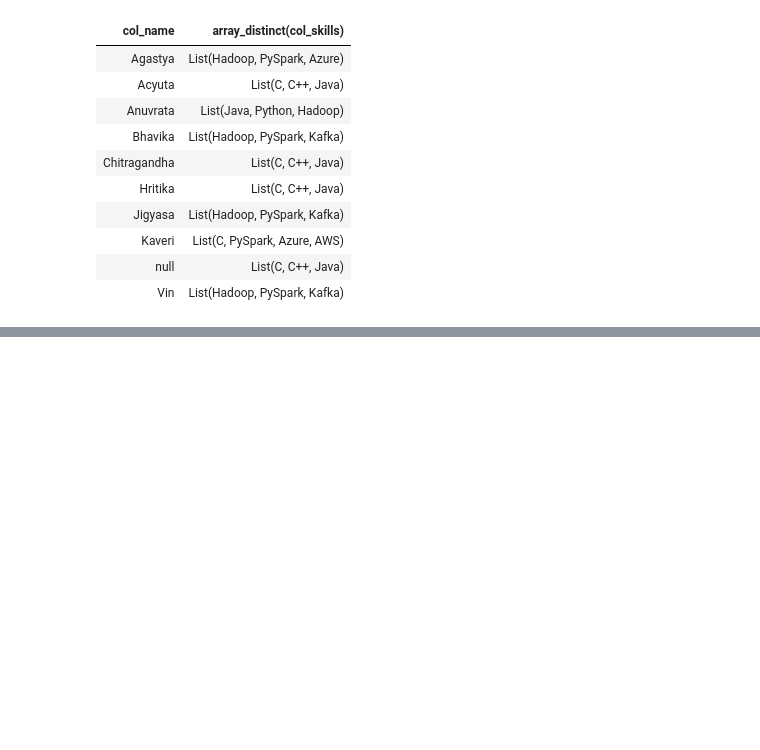
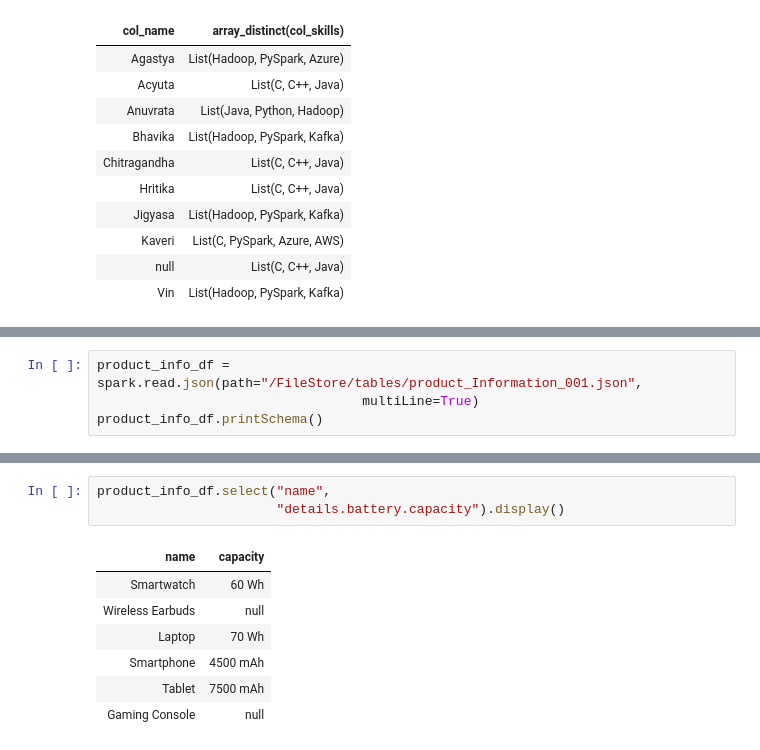
Before and after one commit to naveenpn-trainer/data-engineering-on-aws-infyni-02072024, a Jupyter notebook: Data Engineering with AWS Databricks and PySpark/03. Exploring Databricks Workspace/04. Complex Data Types.ipynb, the cells around one changed output, grey strips where cells are left out. Drawn from its saved outputs; the diff is of its cells as text; blank space fills up the shorter version.

```diff
--- a/Data Engineering with AWS Databricks and PySpark/03. Exploring Databricks Workspace/04. Complex Data Types.ipynb
+++ b/Data Engineering with AWS Databricks and PySpark/03. Exploring Databricks Workspace/04. Complex Data Types.ipynb
@@ -118,0 +123,4 @@ df_01.select("col_name",array_distinct(col("col_skills"))).display()
+# %%
+product_info_df = spark.read.json(path="/FileStore/tables/product_Information_001.json",
+                                  multiLine=True)
+product_info_df.printSchema()
@@ -118,0 +145,11 @@ df_01.select("col_name",array_distinct(col("col_skills"))).display()
+# %%
+product_info_df.select("name",
+                       "details.battery.capacity").display()
+# %% [output]
+| name | capacity |
+| Smartwatch | 60 Wh |
+| Wireless Earbuds | null |
+| Laptop | 70 Wh |
+| Smartphone | 4500 mAh |
+| Tablet | 7500 mAh |
+| Gaming Console | null |
```
Also changed, not shown: parts of 14 cells of this notebook, 1 other file.
